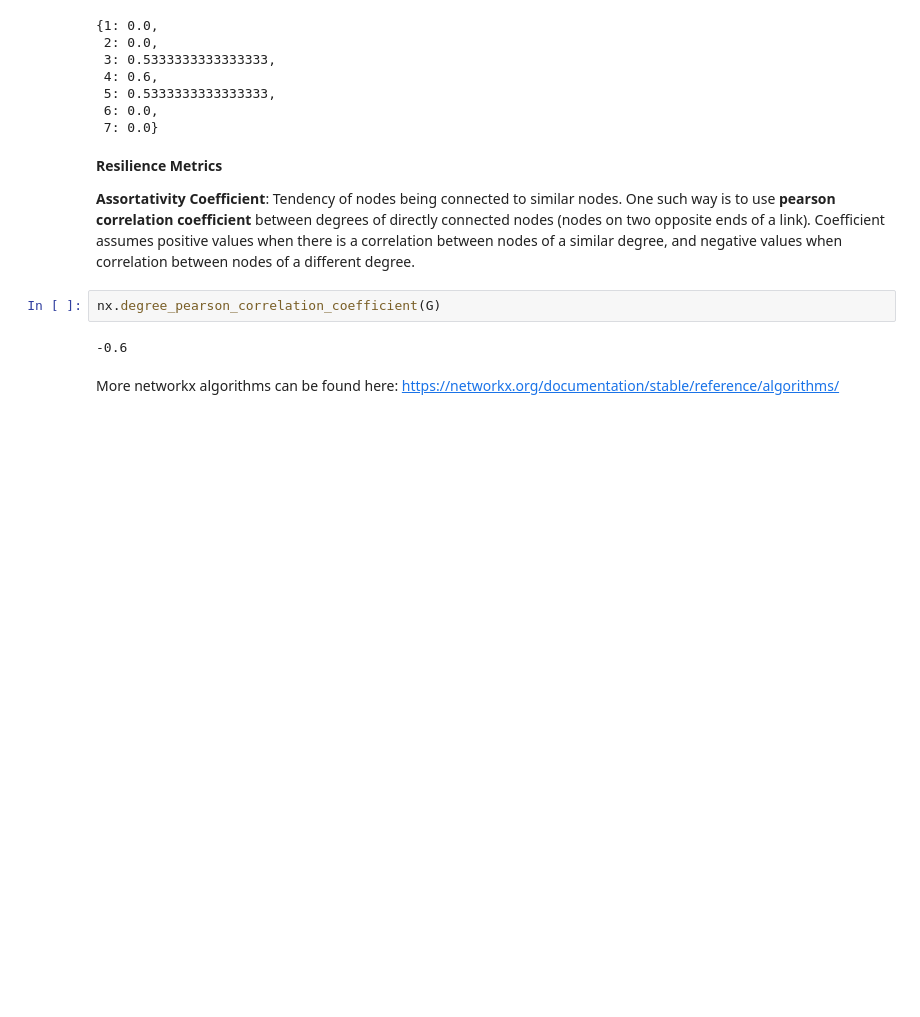
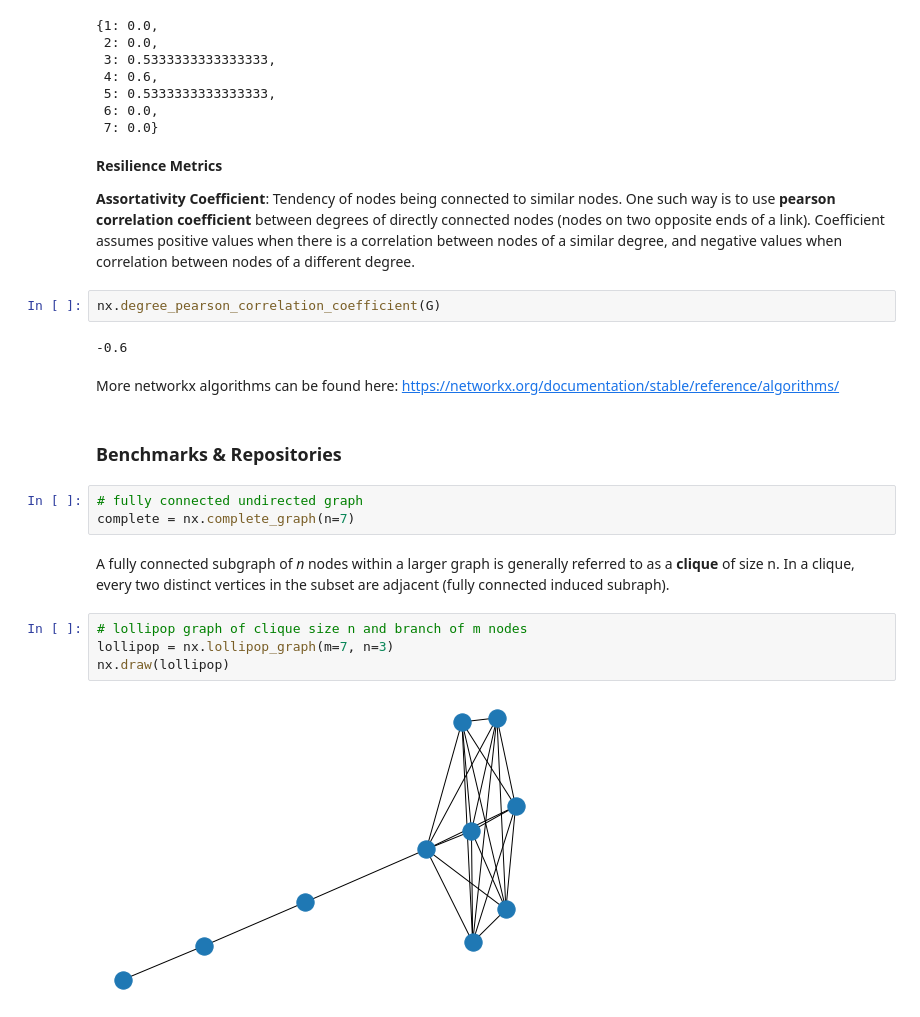
Before and after one commit to StevenVuong/Graph-Learning, a Jupyter notebook: GraphMLBook/1a_networkx_starter.ipynb, the cells around one changed output. Drawn from its saved outputs; the diff is of its cells as text; blank space fills up the shorter version.

```diff
--- a/GraphMLBook/1a_networkx_starter.ipynb
+++ b/GraphMLBook/1a_networkx_starter.ipynb
@@ -374,3 +374,16 @@ nx.degree_pearson_correlation_coefficient(G)
 -0.6
 # %% [markdown]
 More networkx algorithms can be found here: https://networkx.org/documentation/stable/reference/algorithms/
+# %% [markdown]
+### Benchmarks & Repositories
+# %%
+# fully connected undirected graph
+complete = nx.complete_graph(n=7)
+# %% [markdown]
+A fully connected subgraph of *n* nodes within a larger graph is generally referred to as a **clique** of size n. In a clique, every two distinct vertices in the subset are adjacent (fully connected induced subraph).
+# %%
+# lollipop graph of clique size n and branch of m nodes
+lollipop = nx.lollipop_graph(m=7, n=3)
+nx.draw(lollipop)
+# %% [output]
+[figure, added]
```
Also changed, not shown: parts of 23 cells of this notebook, 1 other file.
